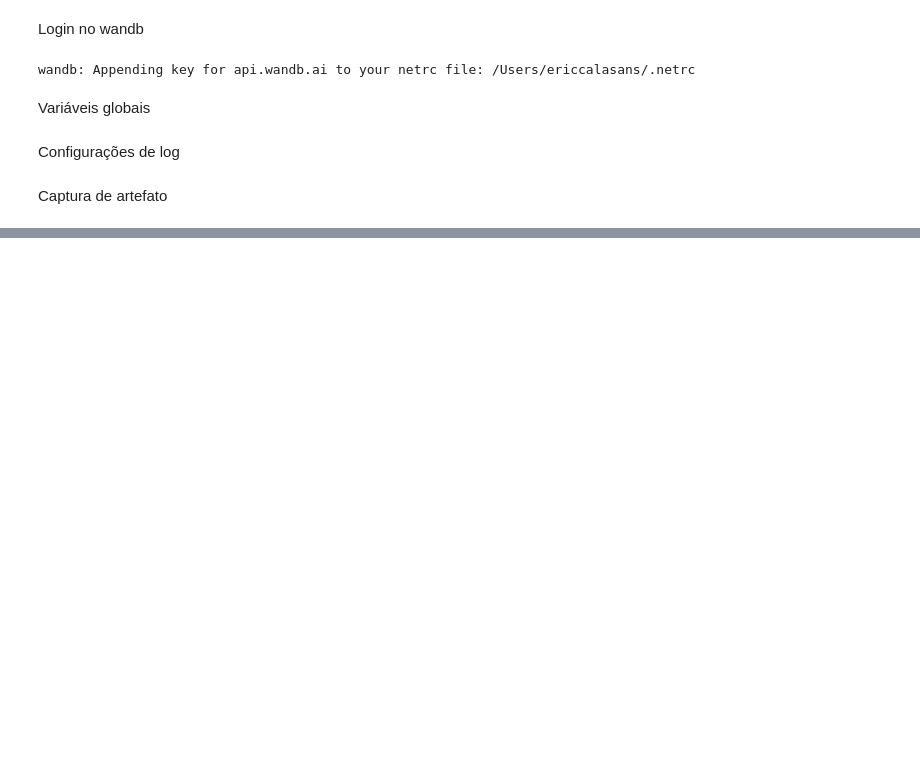
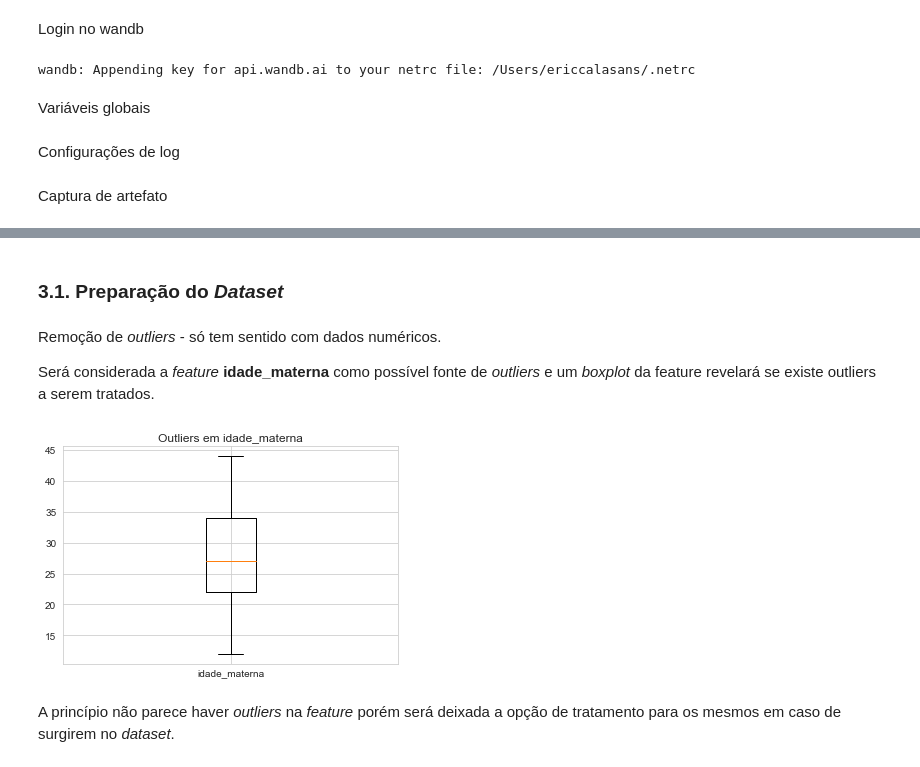
Before and after one commit to ecalasans/mlreanimacao, a Jupyter notebook: ml_p1_TRAIN.ipynb, the cells around one changed output, grey strips where cells are left out. Drawn from its saved outputs; the diff is of its cells as text; code cells hidden in the pictures; blank space fills up the shorter version.

```diff
--- a/ml_p1_TRAIN.ipynb
+++ b/ml_p1_TRAIN.ipynb
@@ -81,0 +126,21 @@ CommError: Project ecalasans/mlreanimacao does not contain artifact: "train.csv:
+# %% [markdown]
+### 3.1. Preparação do *Dataset*
+# %% [markdown]
+Remoção de *outliers* - só tem sentido com dados numéricos.
+
+Será considerada a *feature* **idade_materna** como possível fonte de *outliers* e um *boxplot* da feature revelará se existe outliers a serem tratados.
+# %%
+%matplotlib inline
+plt.boxplot(df_to_split['idade_materna'])
+plt.title('Outliers em idade_materna')
+plt.xlabel('idade_materna')
+plt.tick_params(
+    axis='x',
+    bottom=False,
+    labelbottom=False
+)
+plt.show()
+# %% [output]
+[figure, added]
+# %% [markdown]
+A princípio não parece haver *outliers* na *feature* porém será deixada a opção de tratamento para os mesmos em caso de surgirem no *dataset*.
```
Also changed, not shown: parts of 28 cells of this notebook, 8 other files.
